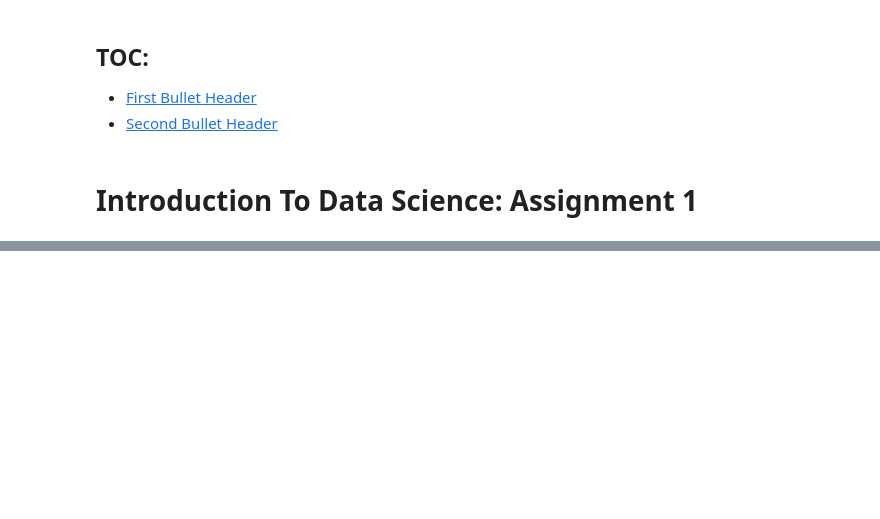
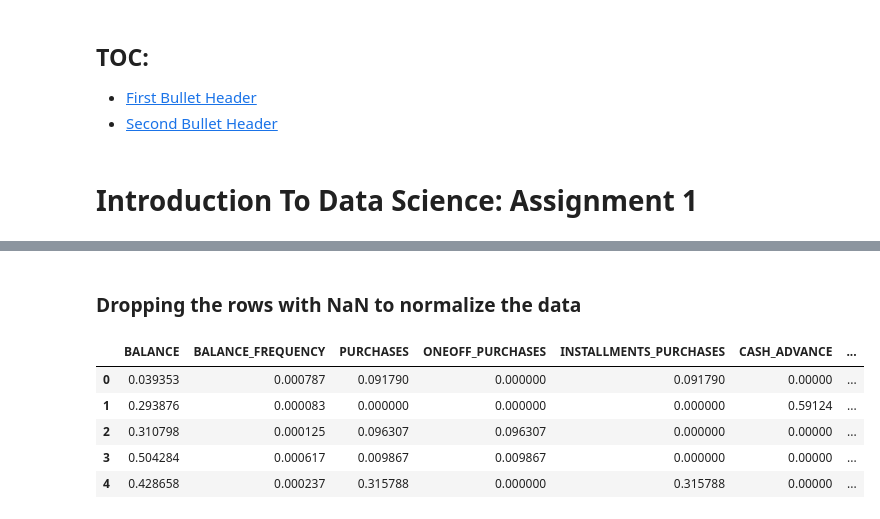
Before and after one commit to mshamir11/datascience-assignments, a Jupyter notebook: Assignments 1/4/question_4.ipynb, the cells around one changed output, grey strips where cells are left out. Saved outputs shown, nothing was run; the diff lists cells and outputs as text; code cells hidden in the pictures; blank space fills up the shorter version.

```diff
--- a/Assignments 1/4/question_4.ipynb
+++ b/Assignments 1/4/question_4.ipynb
@@ -34,0 +43,14 @@ df.head()
+# %% [markdown]
+### Dropping the rows with NaN to normalize the data
+# %%
+df_without_id =df_without_id.dropna()
+df_normalize = normalize(np.array(df_without_id))
+df_normalize = pd.DataFrame(df_normalize,columns=df_without_id.columns)
+df_normalize.head()
+# %% [output]
+|  | BALANCE | BALANCE_FREQUENCY | PURCHASES | ONEOFF_PURCHASES | INSTALLMENTS_PURCHASES | CASH_ADVANCE | ... |
+| 0 | 0.039353 | 0.000787 | 0.091790 | 0.000000 | 0.091790 | 0.00000 | ... |
+| 1 | 0.293876 | 0.000083 | 0.000000 | 0.000000 | 0.000000 | 0.59124 | ... |
+| 2 | 0.310798 | 0.000125 | 0.096307 | 0.096307 | 0.000000 | 0.00000 | ... |
+| 3 | 0.504284 | 0.000617 | 0.009867 | 0.009867 | 0.000000 | 0.00000 | ... |
+| 4 | 0.428658 | 0.000237 | 0.315788 | 0.000000 | 0.315788 | 0.00000 | ... |
```
Also changed, not shown: parts of 22 cells of this notebook.
